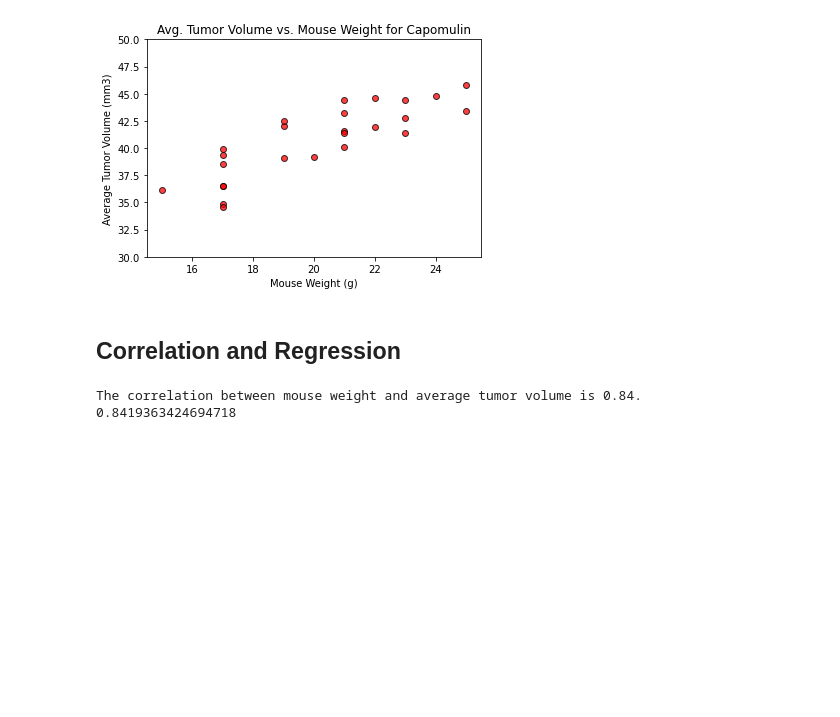
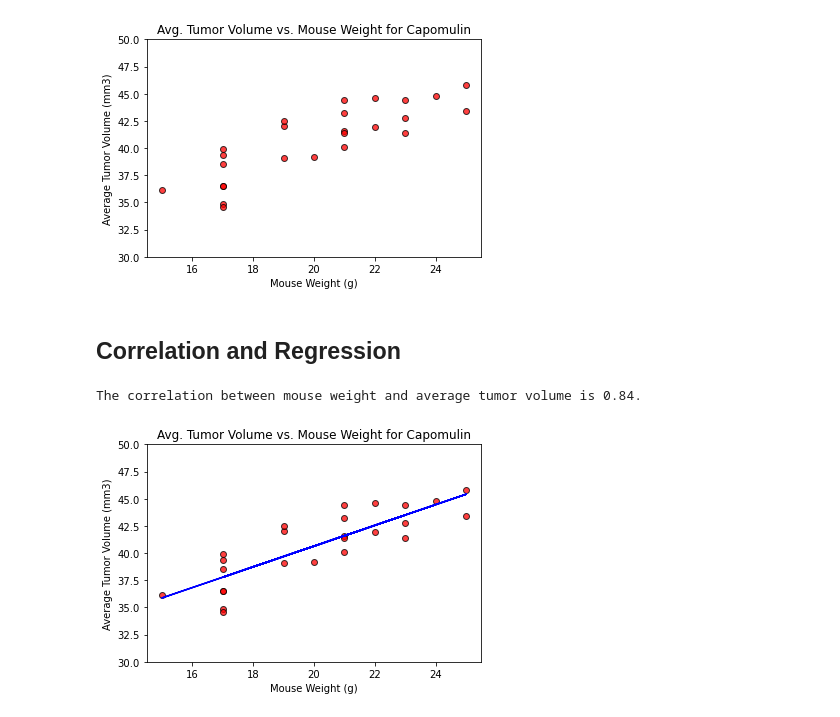
Before and after one commit to siararaeDA/matplotlib-challenge, a Jupyter notebook: Pymaceuticals/pymaceuticals.ipynb, the cells around one changed output. Cells and saved outputs as stored; diff of their text form; code cells hidden in the pictures; blank space fills up the shorter version.

Commit message:
Graphing.

```diff
--- a/Pymaceuticals/pymaceuticals.ipynb
+++ b/Pymaceuticals/pymaceuticals.ipynb
@@ -310,9 +310,16 @@ x_values = capRegGroup['Weight (g)']
 y_values = capRegGroup['Tumor Volume (mm3)']
 
 (slope, intercept, rvalue, pvalue, stderr) = st.linregress(x_values, y_values)
-print(rvalue)
-
 regress_values = x_values * slope + intercept
 # %% [output]
 The correlation between mouse weight and average tumor volume is 0.84.
-0.8419363424694718
+# %%
+plt.scatter(capRegGroup['Weight (g)'], capRegGroup['Tumor Volume (mm3)'], facecolors='red', edgecolors='black', alpha=0.75)
+plt.plot(x_values, regress_values, color='blue')
+plt.title('Avg. Tumor Volume vs. Mouse Weight for Capomulin')
+plt.xlabel('Mouse Weight (g)')
+plt.ylabel('Average Tumor Volume (mm3)')
+plt.ylim(30, 50)
+plt.show()
+# %% [output]
+[figure, added]
```
